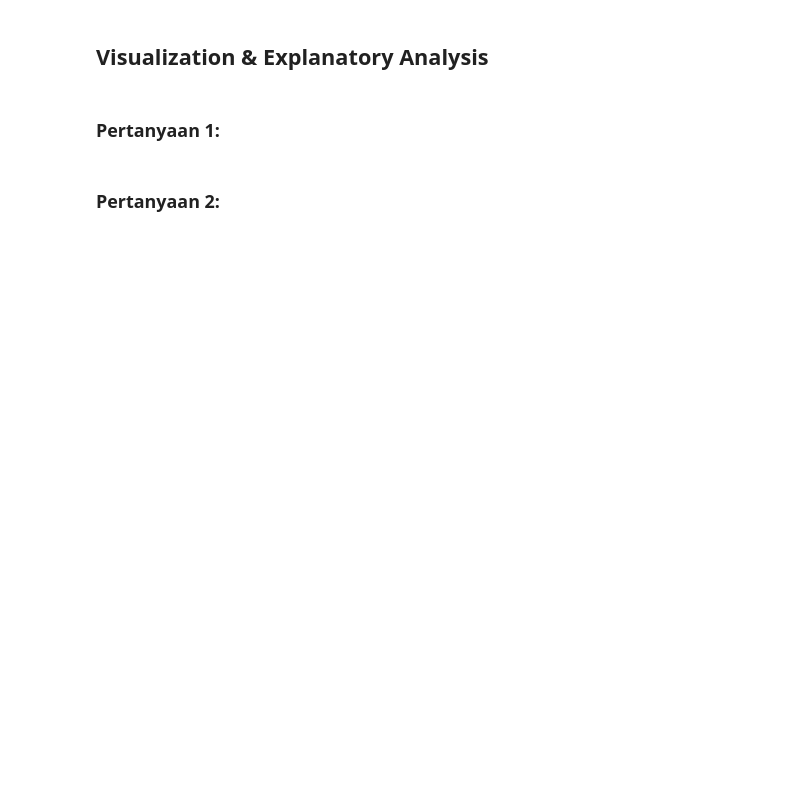
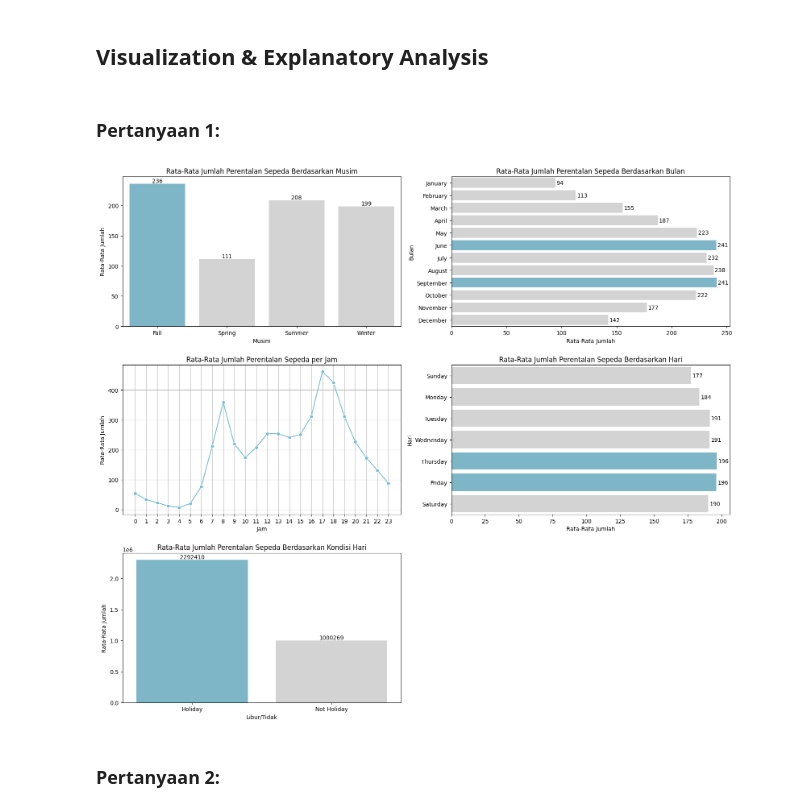
Before and after one commit to aljauzr/pad-submission-dicoding, a Jupyter notebook: notebook.ipynb, the cells around one changed output. Cells and saved outputs as stored; diff of their text form; code cells hidden in the pictures; blank space fills up the shorter version.

```diff
--- a/notebook.ipynb
+++ b/notebook.ipynb
@@ -38,0 +39,3 @@ warnings.filterwarnings("ignore")  # Supaya output tidak penuh dengan peringatan
+# %%
+hour_df = pd.read_csv("https://raw.githubusercontent.com/aljauzr/pad-submission-dicoding/refs/heads/main/data/hour.csv")
+hour_df.head()
@@ -50,0 +215,6 @@ warnings.filterwarnings("ignore")  # Supaya output tidak penuh dengan peringatan
+# %%
+# Menghapus kolom 'instant' dan 'holiday' lalu mengubah tipe data kolom 'dteday' dari object menjadi datetime pada data hour.csv
+hour_df.drop(columns=['instant'], inplace=True)
+hour_df.drop(columns=['holiday'], inplace=True)
+hour_df['dteday'] = pd.to_datetime(hour_df['dteday'])
+hour_df.info()
@@ -58,0 +450,8 @@ warnings.filterwarnings("ignore")  # Supaya output tidak penuh dengan peringatan
+# %%
+# Mengubah nilai kondisi cuaca yang telah dinormalisasi ke nilai sebenarnya
+hour_df['temp_actual'] = hour_df['temp'] * 41
+hour_df['atemp_actual'] = hour_df['atemp'] * 50
+hour_df['hum_actual'] = hour_df['hum'] * 100
+hour_df['windspeed_actual'] = hour_df['windspeed'] * 67
+
+hour_df.head()
@@ -60,5 +565,74 @@ warnings.filterwarnings("ignore")  # Supaya output tidak penuh dengan peringatan
 ## Visualization & Explanatory Analysis
 # %% [markdown]
 ### Pertanyaan 1:
+# %%
+# Buat kanvas untuk menampilkan visualisasi yang akan ditampilkan
+fig, axs = plt.subplots(3, 2, figsize=(16, 14))
+plt.subplots_adjust(hspace=0.4, wspace=0.3)
+
+# 1. Rata-Rata Jumlah Perentalan Sepeda Berdasarkan Musim
+mean_cnt_per_season = hour_df.groupby('season')['cnt'].mean().reset_index()
+max_value = mean_cnt_per_season['cnt'].max()
+colors = ['#72BCD4' if val == max_value else '#D3D3D3' for val in mean_cnt_per_season['cnt']]
+sns.barplot(data=mean_cnt_per_season, x='season', y='cnt', palette=colors, hue='season', legend=False, ax=axs[0, 0])
+for index, row in mean_cnt_per_season.iterrows():
+    axs[0, 0].text(index, row['cnt'], round(row['cnt']), color='black', ha="center", va="bottom")
+axs[0, 0].set_title('Rata-Rata Jumlah Perentalan Sepeda Berdasarkan Musim')
+axs[0, 0].set_xlabel('Musim')
+axs[0, 0].set_ylabel('Rata-Rata Jumlah')
+
+# 2. Rata-Rata Jumlah Perentalan Sepeda Berdasarkan Bulan
+mean_cnt_per_month = hour_df.groupby('mnth', observed=True)['cnt'].mean().reset_index()
+month_order = ["January", "February", "March", "April", "May", "June", "July", "August", "September", "October", "November", "December"]
+mean_cnt_per_month['mnth'] = pd.Categorical(mean_cnt_per_month['mnth'], categories=month_order, ordered=True)
+mean_cnt_per_month = mean_cnt_per_month.sort_values('mnth')
+colors = ["#D3D3D3"]*5 + ["#72BCD4"] + ["#D3D3D3"]*2 + ["#72BCD4"] + ["#D3D3D3"]*3
+sns.barplot(data=mean_cnt_per_month, y='mnth', x='cnt', palette=colors, hue='mnth', ax=axs[0, 1])
+for i, row in mean_cnt_per_month.iterrows():
+    axs[0, 1].text(row['cnt'] + 1, row['mnth'], round(row['cnt']), va='center', color='black')
+axs[0, 1].set_title('Rata-Rata Jumlah Perentalan Sepeda Berdasarkan Bulan')
+axs[0, 1].set_xlabel('Rata-Rata Jumlah')
+axs[0, 1].set_ylabel('Bulan')
+
+# 3. Rata-Rata Jumlah Perentalan Sepeda per Jam
+mean_cnt_per_hour = hour_df.groupby('hr')['cnt'].mean().reset_index()
+sns.lineplot(data=mean_cnt_per_hour, x='hr', y='cnt', marker='o', color='#72BCD4', ax=axs[1, 0])
+axs[1, 0].set_title('Rata-Rata Jumlah Perentalan Sepeda per Jam')
+axs[1, 0].set_xlabel('Jam')
+axs[1, 0].set_ylabel('Rata-Rata Jumlah')
+axs[1, 0].set_xticks(range(0, 24))
+axs[1, 0].grid(True)
+
+# 4. Rata-Rata Jumlah Perentalan Sepeda Berdasarkan Hari
+mean_cnt_per_weekday = hour_df.groupby('weekday', observed=True)['cnt'].mean().reset_index()
+weekday_order = ["Sunday", "Monday", "Tuesday", "Wednesday", "Thursday", "Friday", "Saturday"]
+mean_cnt_per_weekday['weekday'] = pd.Categorical(mean_cnt_per_weekday['weekday'], categories=weekday_order, ordered=True)
+mean_cnt_per_weekday = mean_cnt_per_weekday.sort_values('weekday')
+colors = ["#D3D3D3", "#D3D3D3", "#D3D3D3", "#D3D3D3", "#72BCD4", "#72BCD4", "#D3D3D3"]
+sns.barplot(data=mean_cnt_per_weekday, y='weekday', x='cnt', palette=colors, hue='weekday', ax=axs[1, 1])
+for i, row in mean_cnt_per_weekday.iterrows():
+    axs[1, 1].text(row['cnt'] + 1, row['weekday'], round(row['cnt']), va='center', color='black')
+axs[1, 1].set_title('Rata-Rata Jumlah Perentalan Sepeda Berdasarkan Hari')
+axs[1, 1].set_xlabel('Rata-Rata Jumlah')
+axs[1, 1].set_ylabel('Hari')
+
+# 5. Rata-Rata Jumlah Perentalan Sepeda Berdasarkan Kondisi Hari
+max_cnt_per_workingday = hour_df.groupby('workingday')['cnt'].sum().reset_index()
+max_value = max_cnt_per_workingday['cnt'].sum()
+colors = ["#72BCD4", "#D3D3D3"]
+sns.barplot(data=max_cnt_per_workingday, x='workingday', y='cnt', palette=colors, hue='workingday', legend=False, ax=axs[2, 0])
+for index, row in max_cnt_per_workingday.iterrows():
+    axs[2, 0].text(index, row['cnt'], round(row['cnt']), color='black', ha="center", va="bottom")
+axs[2, 0].set_title('Rata-Rata Jumlah Perentalan Sepeda Berdasarkan Kondisi Hari')
+axs[2, 0].set_xlabel('Libur/Tidak')
+axs[2, 0].set_ylabel('Rata-Rata Jumlah')
+
+# Kosongkan subplot terakhir
+axs[2, 1].axis('off')
+
+plt.tight_layout()
+plt.show()
+# %% [output]
+[figure, added]
 # %% [markdown]
 ### Pertanyaan 2:
```
Also changed, not shown: parts of 51 cells of this notebook, 1 other file.
